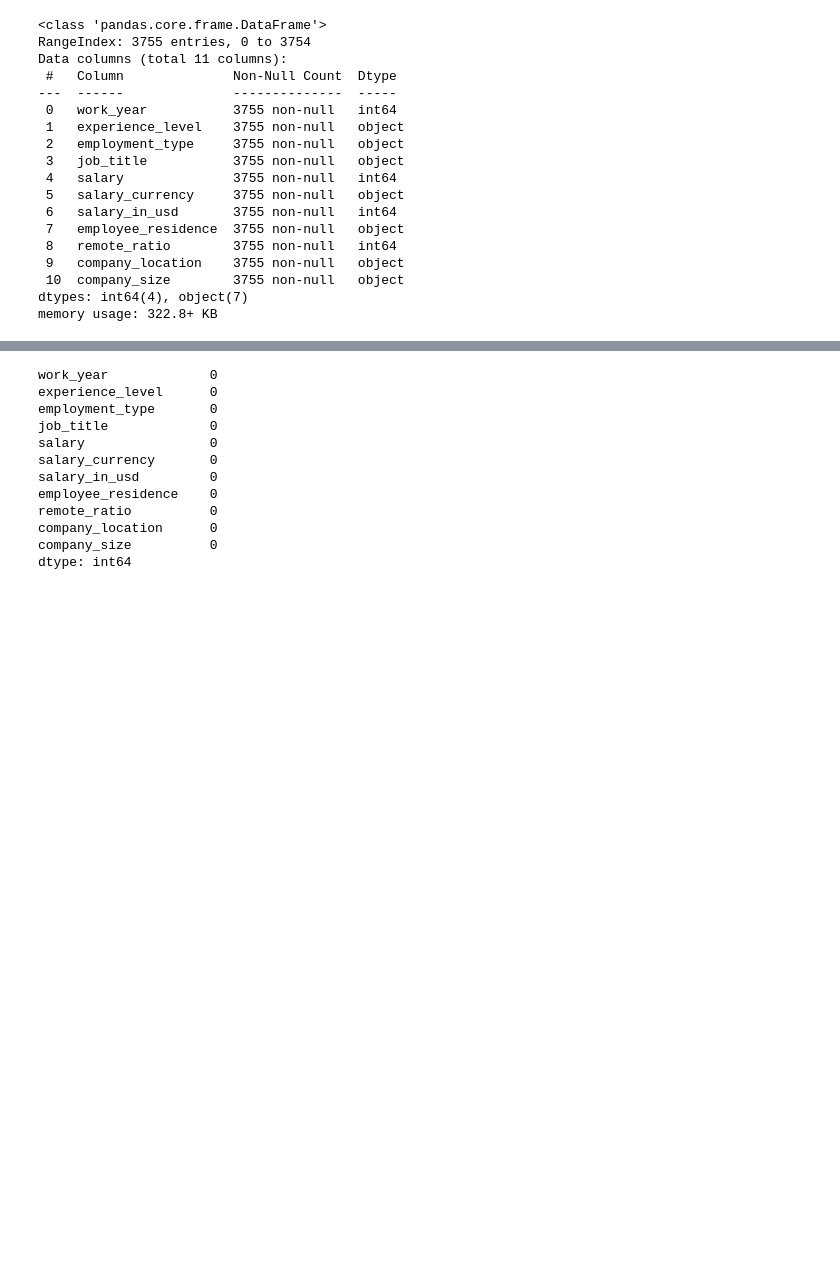
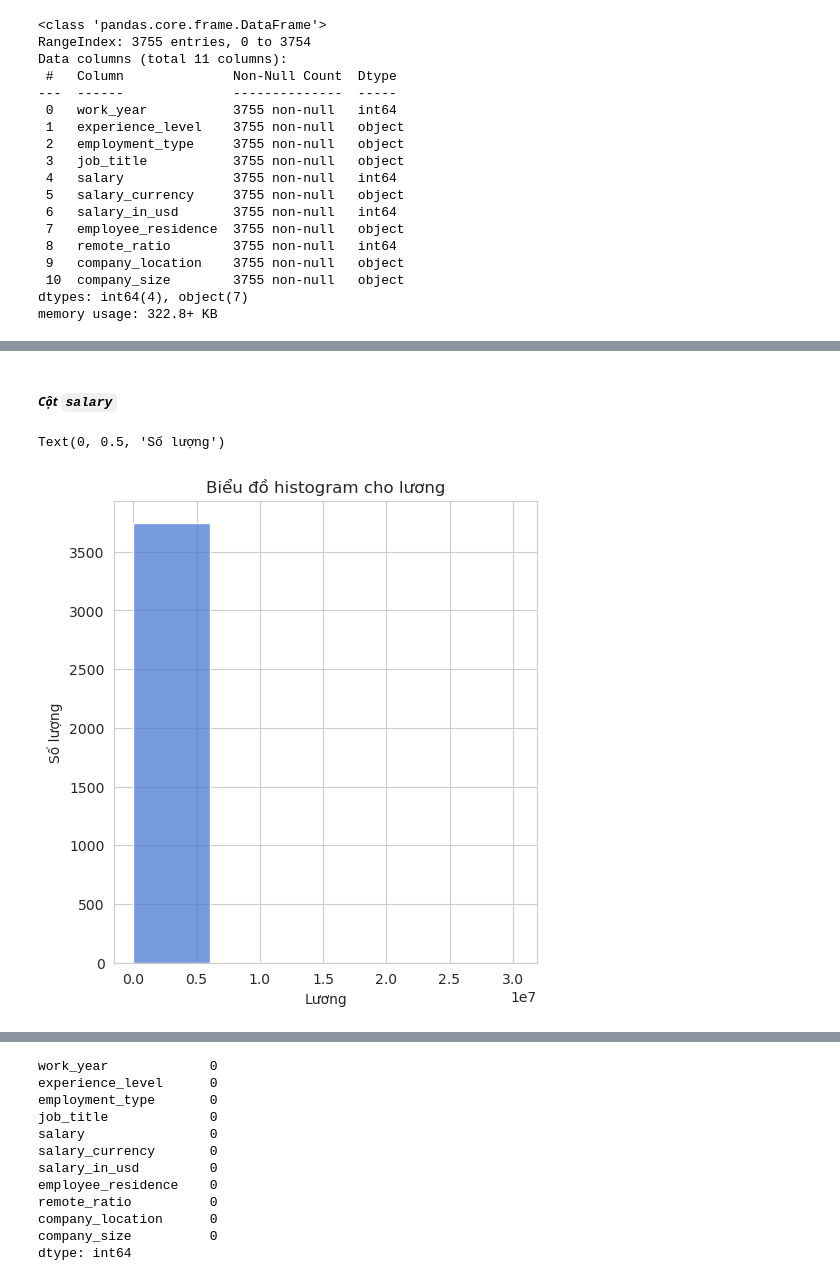
Before and after one commit to Baduc81/Data-Visualization-Lab01, a Jupyter notebook: visualize.ipynb, the cells around one changed output, grey strips where cells are left out. Cells and saved outputs as stored; diff of their text form; code cells hidden in the pictures; blank space fills up the shorter version.

```diff
--- a/visualize.ipynb
+++ b/visualize.ipynb
@@ -40,0 +246,12 @@ memory usage: 322.8+ KB
+# %% [markdown]
+##### ***Cột `salary`***
+# %%
+plt.figure(figsize=(12, 6))
+plt.subplot(1, 2, 1)
+sns.histplot(df['salary'], bins=5)
+plt.title('Biểu đồ histogram cho lương')
+plt.xlabel('Lương')
+plt.ylabel('Số lượng')
+# %% [output]
+Text(0, 0.5, 'Số lượng')
+[figure, added]
```
Also changed, not shown: parts of 118 cells of this notebook.
